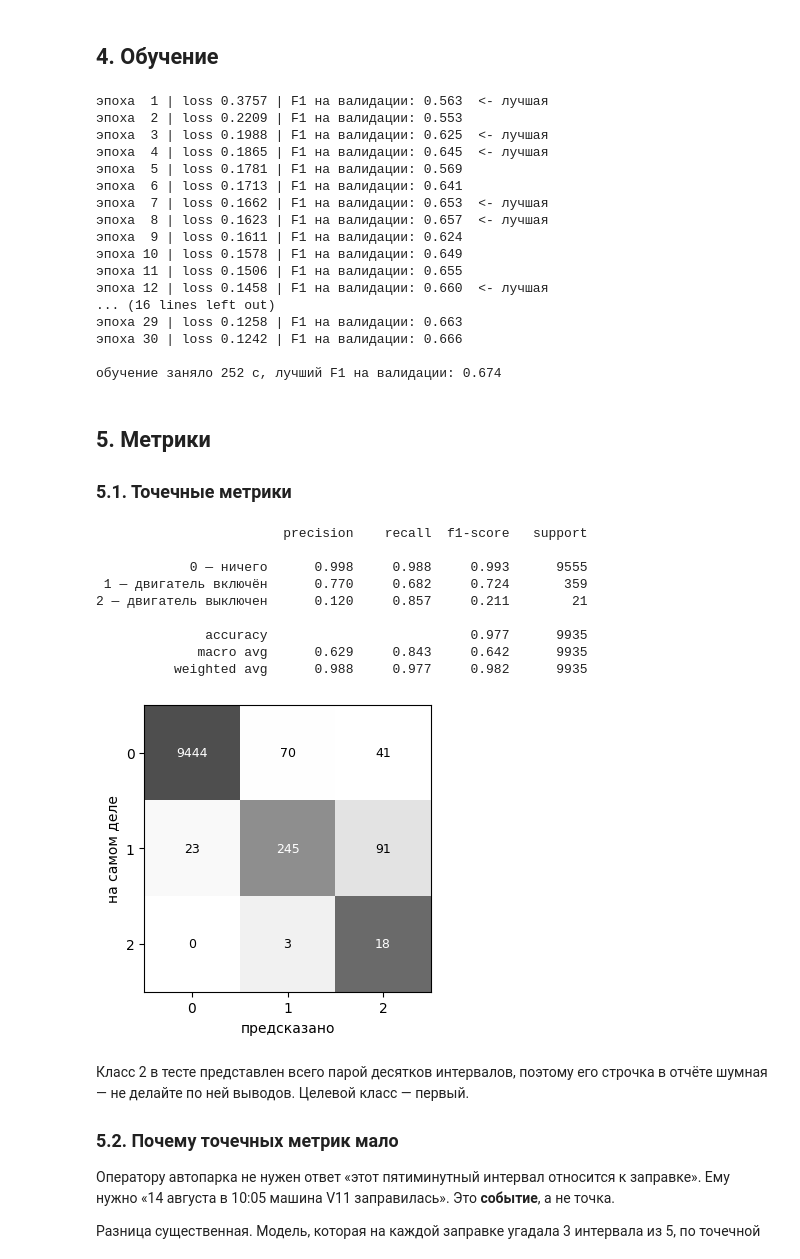
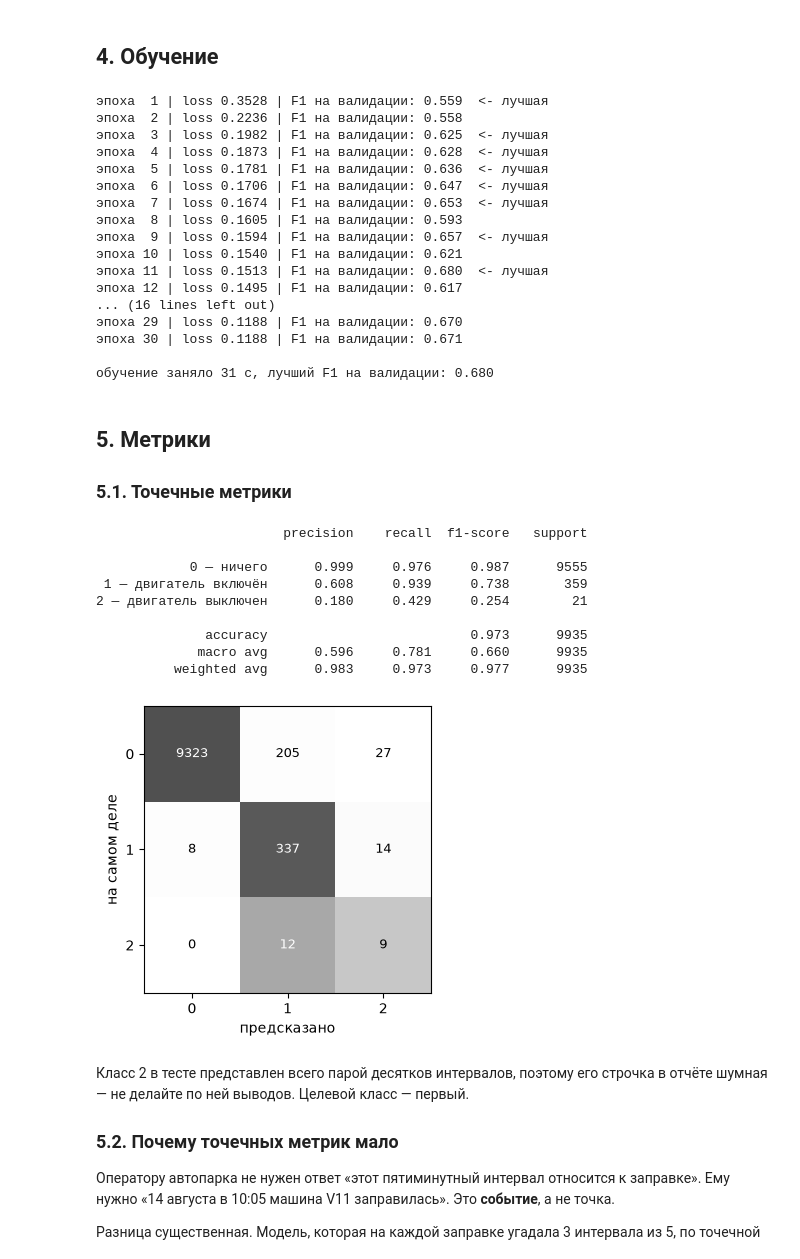
Before and after one commit to rurkk/ML4, a Jupyter notebook: Fuel_Refuel_Detection_Lab.ipynb, the cells around one changed output. Saved outputs shown, nothing was run; the diff lists cells and outputs as text; code cells hidden in the pictures.

Commit message:
Improve refuel detection with probability threshold and ignition feature

```diff
--- a/Fuel_Refuel_Detection_Lab.ipynb
+++ b/Fuel_Refuel_Detection_Lab.ipynb
@@ -209,7 +209,9 @@ print(w[["ts", "fuel", "ign", "speed", "n_msg", "label"]].to_string(index=False)
 его **центрального** интервала. Центр, а не конец, потому что для решения «была ли тут заправка»
 одинаково полезен контекст и до, и после момента.
 # %%
-FEATURES = ["fuel", "d1", "d2", "d3", "d4"]
+# Добавил ign — долю времени с включённым зажиганием.
+# Возможно, так модели будет проще различать два типа заправок.
+FEATURES = ["fuel", "d1", "d2", "d3", "d4", "ign"]  # новый признак: ign
 SEQ_LEN = 7          # длина окна в интервалах
 CENTER = SEQ_LEN // 2
 
@@ -221,6 +223,6 @@ def add_features(g):
     return g
 
 
-df = df.groupby("vehicle", group_keys=False).apply(add_features)
-df[["vehicle", "ts", "fuel"] + [f"d{k}" for k in (1, 2, 3, 4)]].head(8)
+df = pd.concat([add_features(g) for _, g in df.groupby("vehicle")])
+df[["vehicle", "ts"] + FEATURES].head(8)
 # %% [output]
@@ -405,23 +407,23 @@ for epoch in range(1, EPOCHS + 1):
 model.load_state_dict(best_state)
 print(f"\nобучение заняло {time.time() - t0:.0f} c, лучший F1 на валидации: {best_f1:.3f}")
 # %% [output]
-эпоха  1 | loss 0.3757 | F1 на валидации: 0.563  <- лучшая
-эпоха  2 | loss 0.2209 | F1 на валидации: 0.553
-эпоха  3 | loss 0.1988 | F1 на валидации: 0.625  <- лучшая
-эпоха  4 | loss 0.1865 | F1 на валидации: 0.645  <- лучшая
-эпоха  5 | loss 0.1781 | F1 на валидации: 0.569
-эпоха  6 | loss 0.1713 | F1 на валидации: 0.641
-эпоха  7 | loss 0.1662 | F1 на валидации: 0.653  <- лучшая
-эпоха  8 | loss 0.1623 | F1 на валидации: 0.657  <- лучшая
-эпоха  9 | loss 0.1611 | F1 на валидации: 0.624
-эпоха 10 | loss 0.1578 | F1 на валидации: 0.649
-эпоха 11 | loss 0.1506 | F1 на валидации: 0.655
-эпоха 12 | loss 0.1458 | F1 на валидации: 0.660  <- лучшая
+эпоха  1 | loss 0.3528 | F1 на валидации: 0.559  <- лучшая
+эпоха  2 | loss 0.2236 | F1 на валидации: 0.558
+эпоха  3 | loss 0.1982 | F1 на валидации: 0.625  <- лучшая
+эпоха  4 | loss 0.1873 | F1 на валидации: 0.628  <- лучшая
+эпоха  5 | loss 0.1781 | F1 на валидации: 0.636  <- лучшая
+эпоха  6 | loss 0.1706 | F1 на валидации: 0.647  <- лучшая
+эпоха  7 | loss 0.1674 | F1 на валидации: 0.653  <- лучшая
+эпоха  8 | loss 0.1605 | F1 на валидации: 0.593
+эпоха  9 | loss 0.1594 | F1 на валидации: 0.657  <- лучшая
+эпоха 10 | loss 0.1540 | F1 на валидации: 0.621
+эпоха 11 | loss 0.1513 | F1 на валидации: 0.680  <- лучшая
+эпоха 12 | loss 0.1495 | F1 на валидации: 0.617
 ... (16 lines left out)
-эпоха 29 | loss 0.1258 | F1 на валидации: 0.663
-эпоха 30 | loss 0.1242 | F1 на валидации: 0.666
+эпоха 29 | loss 0.1188 | F1 на валидации: 0.670
+эпоха 30 | loss 0.1188 | F1 на валидации: 0.671
 
-обучение заняло 252 c, лучший F1 на валидации: 0.674
+обучение заняло 31 c, лучший F1 на валидации: 0.680
 # %% [markdown]
 ## 5. Метрики
 
@@ -429,37 +431,46 @@ print(f"\nобучение заняло {time.time() - t0:.0f} c, лучший F
 # %%
 from sklearn.metrics import classification_report, confusion_matrix
 
-y_pred = predict(test_loader)
+# Изменение: считаем заправкой, если вероятность класса 1 >= 0.12.
+# Порог подобран на валидации без ign; для модели с ign оставлен тот же.
+model.eval()
+with torch.no_grad():
+    proba = np.concatenate([
+        model(xb.to(DEVICE)).softmax(dim=1).cpu().numpy()
+        for xb, _ in test_loader
+    ])
+y_pred = proba.argmax(axis=1)  # Иначе оставляем argmax.
+y_pred[proba[:, 1] >= 0.12] = 1
 
 names = ["0 — ничего", "1 — двигатель включён", "2 — двигатель выключен"]
 print(classification_report(y_test, y_pred, target_names=names,
                             digits=3, zero_division=0))
 
 cm = confusion_matrix(y_test, y_pred, labels=[0, 1, 2])
 fig, ax = plt.subplots(figsize=(4.2, 3.6))
 ax.imshow(cm / cm.sum(axis=1, keepdims=True).clip(min=1), cmap="Greys", vmin=0, vmax=1.3)
 for i in range(3):
     for j in range(3):
         ax.text(j, i, cm[i, j], ha="center", va="center", fontsize=9,
                 color="white" if cm[i, j] / max(cm[i].sum(), 1) > 0.55 else "black")
 ax.set_xticks(range(3), ["0", "1", "2"])
 ax.set_yticks(range(3), ["0", "1", "2"])
 ax.set_xlabel("предсказано")
 ax.set_ylabel("на самом деле")
 ax.grid(False)
 plt.tight_layout()
 plt.show()
 # %% [output]
                         precision    recall  f1-score   support
 
-            0 — ничего      0.998     0.988     0.993      9555
- 1 — двигатель включён      0.770     0.682     0.724       359
-2 — двигатель выключен      0.120     0.857     0.211        21
+            0 — ничего      0.999     0.976     0.987      9555
+ 1 — двигатель включён      0.608     0.939     0.738       359
+2 — двигатель выключен      0.180     0.429     0.254        21
 
-              accuracy                          0.977      9935
-             macro avg      0.629     0.843     0.642      9935
-          weighted avg      0.988     0.977     0.982      9935
+              accuracy                          0.973      9935
+             macro avg      0.596     0.781     0.660      9935
+          weighted avg      0.983     0.973     0.977      9935
-[figure, old version]
+[figure, new version]
 # %% [markdown]
 Класс 2 в тесте представлен всего парой десятков интервалов, поэтому его строчка
 в отчёте шумная — не делайте по ней выводов. Целевой класс — первый.
```
Also changed, not shown: parts of 10 cells of this notebook, 1 other file.
